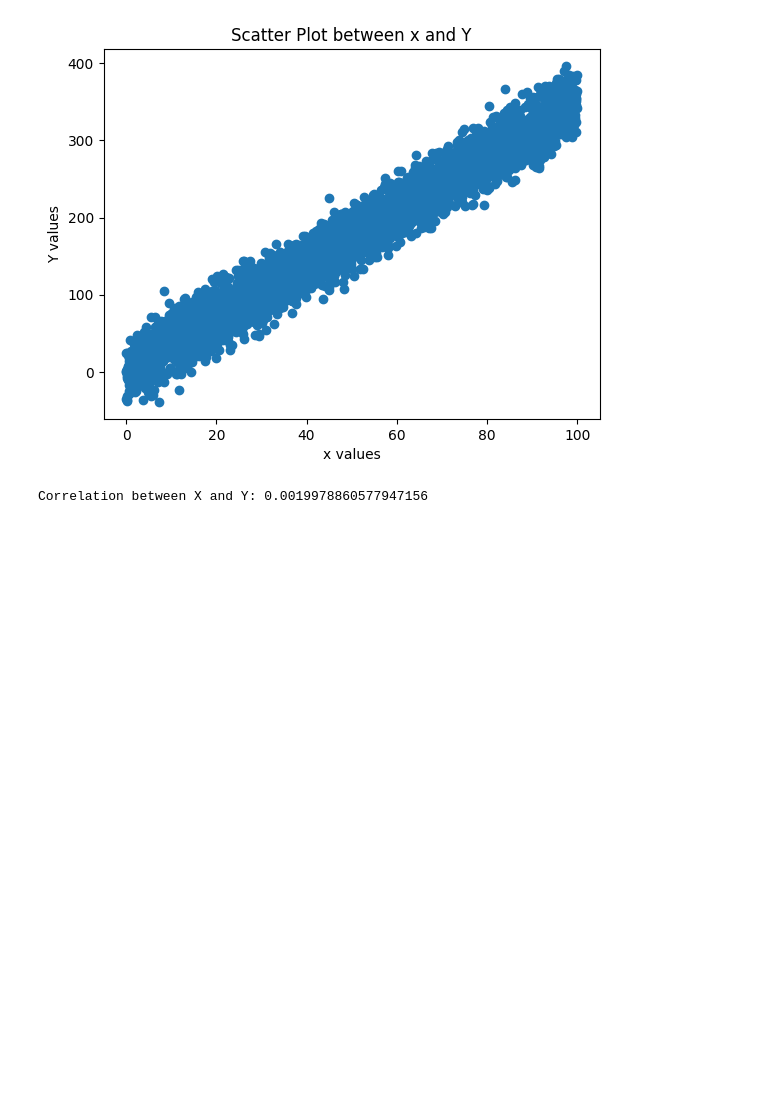
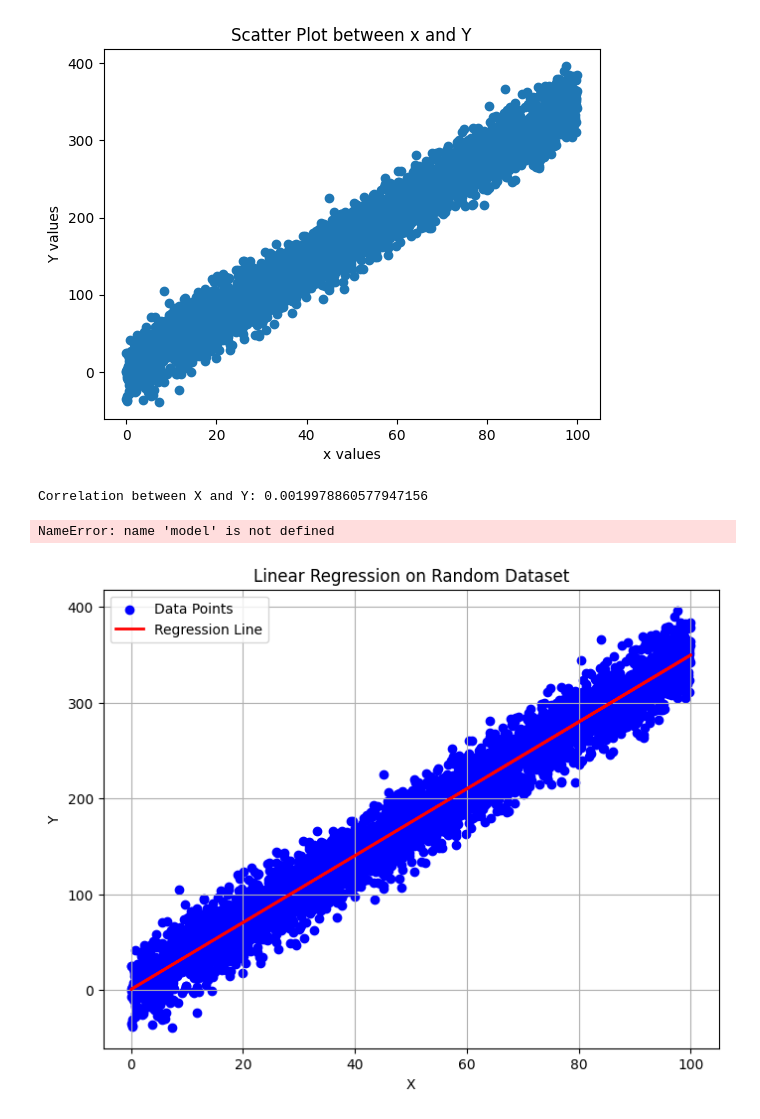
Before and after one commit to cod4r/ML, a Jupyter notebook: LAB5.ipynb, the cells around one changed output. Drawn from its saved outputs; the diff is of its cells as text; code cells hidden in the pictures; blank space fills up the shorter version.

```diff
--- a/LAB5.ipynb
+++ b/LAB5.ipynb
@@ -56,3 +56,32 @@ correlation = np.corrcoef(x, Y)[0, 1]
 print("Correlation between X and Y:", correlation)
 # %% [output]
 Correlation between X and Y: 0.0019978860577947156
+# %%
+Y_pred = model.predict(x)
+# %% [output]
+NameError: name 'model' is not defined
+# %%
+import numpy as np
+import matplotlib.pyplot as plt
+from sklearn.linear_model import LinearRegression
+
+# Re-define x and Y, and fit the model, as previous cells were not executed
+np.random.seed(45)
+x = np.random.rand(4000,1) *100
+Y = 3.5 * x + np.random.randn(4000, 1) * 20
+
+model = LinearRegression()
+model.fit(x, Y)
+
+Y_pred = model.predict(x)
+plt.figure(figsize=(8,6))
+plt.scatter(x, Y, color='blue', label='Data Points')
+plt.plot(x, Y_pred, color='red', linewidth=2, label='Regression Line')
+plt.title('Linear Regression on Random Dataset')
+plt.xlabel('X')
+plt.ylabel('Y')
+plt.legend()
+plt.grid(True)
+plt.show()
+# %% [output]
+[figure, added]
```
Also changed, not shown: parts of 1 cell of this notebook.
